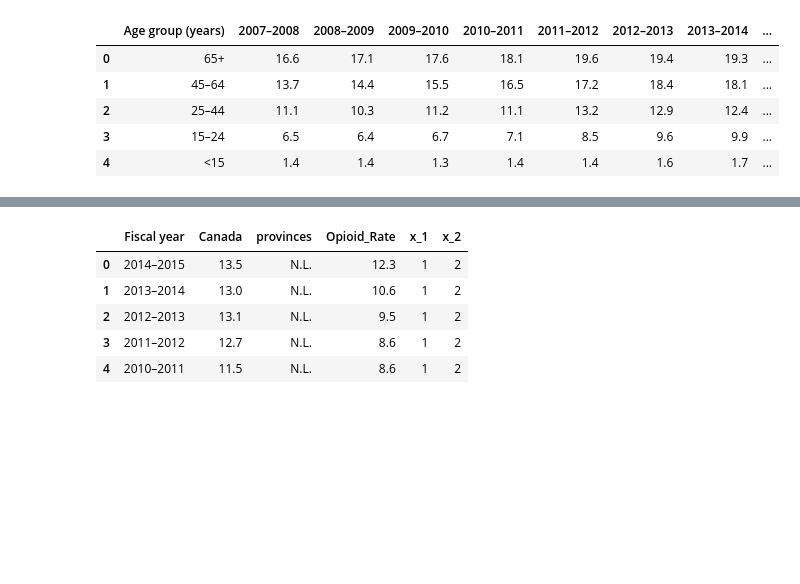
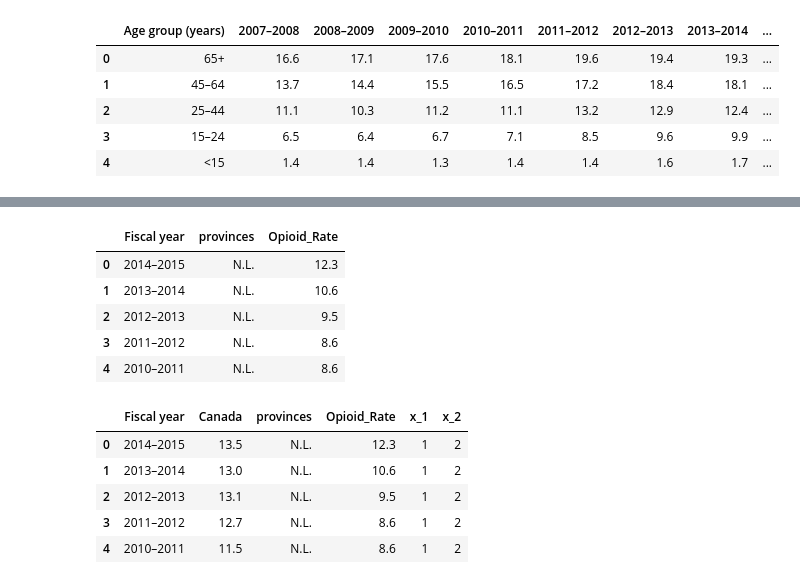
Before and after one commit to JulienAssouline/data-studios-projects, a Jupyter notebook: code/Opioid Canada/Opioid in Canada.ipynb, the cells around one changed output, grey strips where cells are left out. Drawn from its saved outputs; the diff is of its cells as text; code cells hidden in the pictures; blank space fills up the shorter version.

```diff
--- a/code/Opioid Canada/Opioid in Canada.ipynb
+++ b/code/Opioid Canada/Opioid in Canada.ipynb
@@ -35,5 +68,14 @@ df_age.to_csv("Opioid_age.csv")
 # %%
 df_province_long = df_province.melt(var_name='provinces', value_name='Opioid_Rate', id_vars=['Fiscal year', "Canada"])
+# %%
+df_province_long.head()
+# %% [output]
+|  | Fiscal year | provinces | Opioid_Rate |
+| 0 | 2014–2015 | N.L. | 12.3 |
+| 1 | 2013–2014 | N.L. | 10.6 |
+| 2 | 2012–2013 | N.L. | 9.5 |
+| 3 | 2011–2012 | N.L. | 8.6 |
+| 4 | 2010–2011 | N.L. | 8.6 |
 # %%
 df_province_long["provinces"] = df_province_long["provinces"].str.replace("*", "")
 # %%
```
Also changed, not shown: parts of 4 cells of this notebook, 3 other files.
